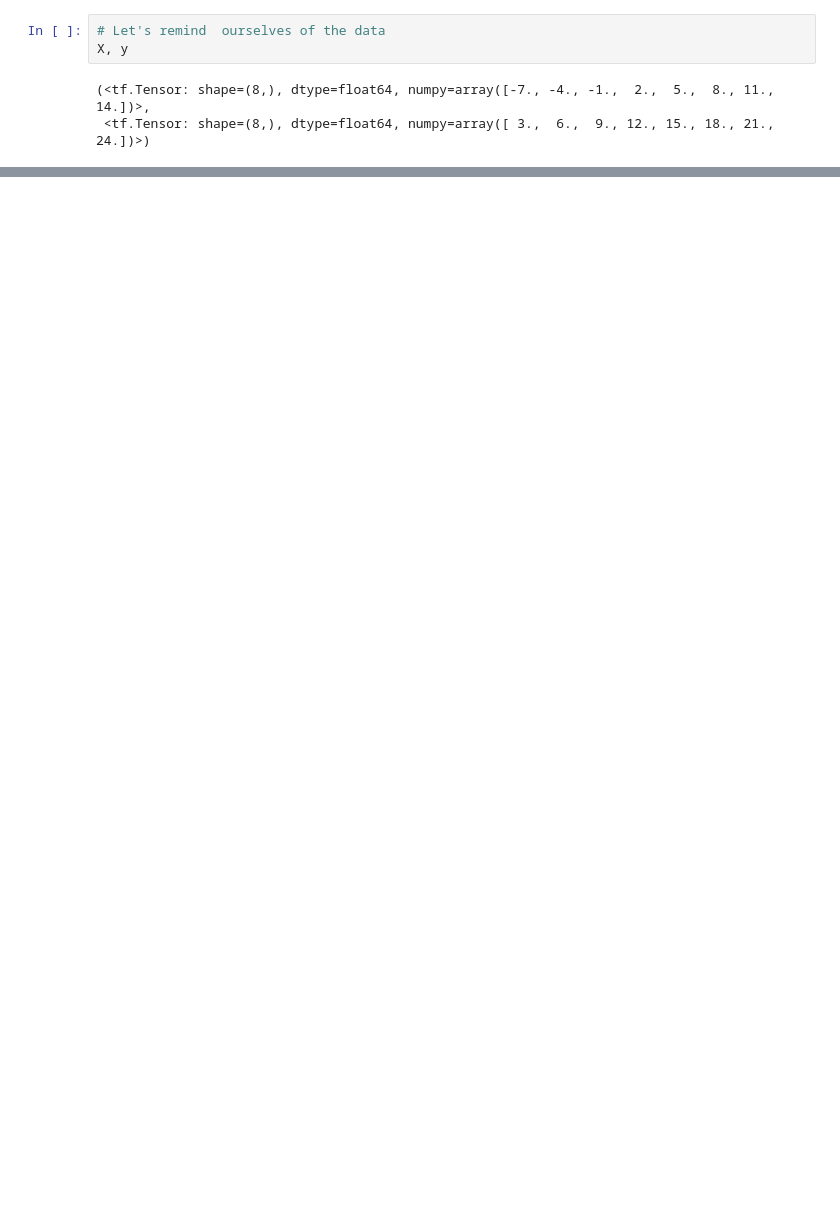
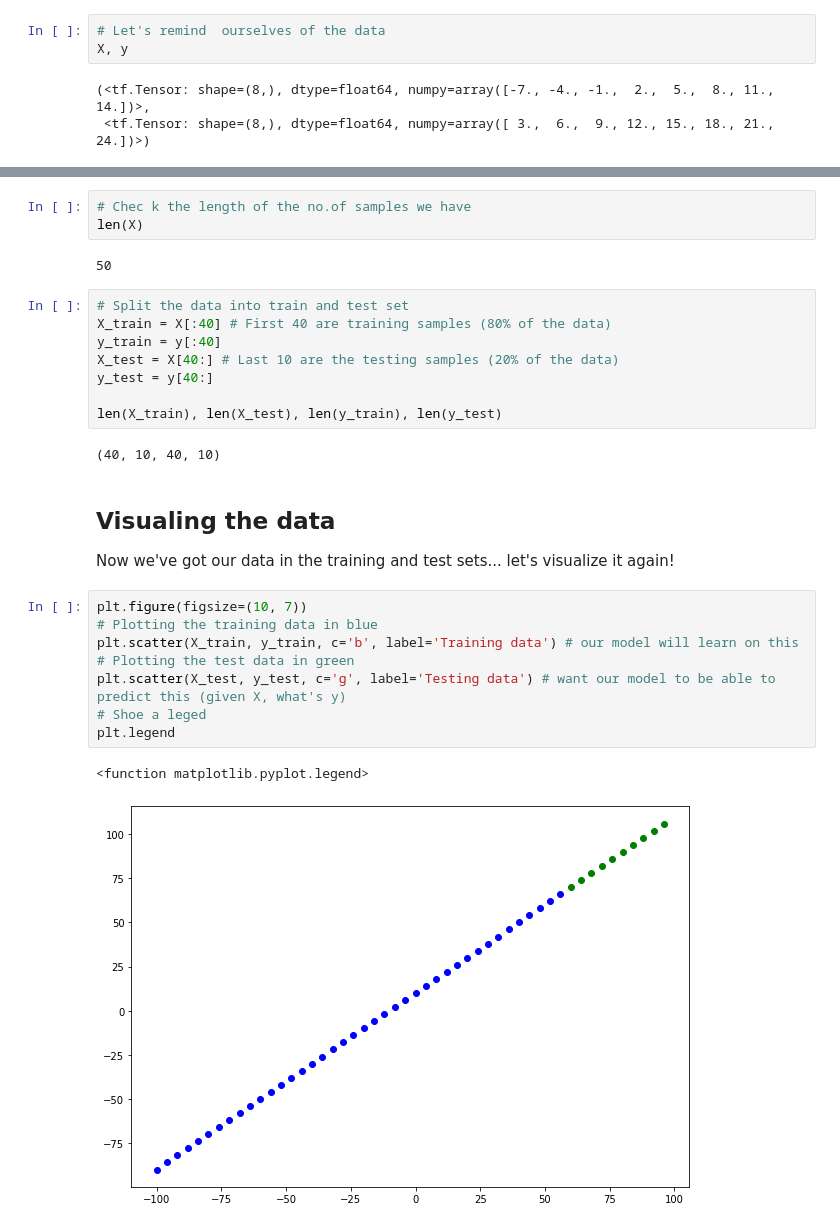
Before and after one commit to kunalburgul/AMLP, a Jupyter notebook: Tensorflow/01_neural_network_regression_with_tensorflow.ipynb, the cells around one changed output, grey strips where cells are left out. Drawn from its saved outputs; the diff is of its cells as text; blank space fills up the shorter version.

```diff
--- a/Tensorflow/01_neural_network_regression_with_tensorflow.ipynb
+++ b/Tensorflow/01_neural_network_regression_with_tensorflow.ipynb
@@ -212,0 +288,30 @@ array([[27.159163]], dtype=float32)
+# %%
+# Chec k the length of the no.of samples we have
+len(X)
+# %% [output]
+50
+# %%
+# Split the data into train and test set
+X_train = X[:40] # First 40 are training samples (80% of the data)
+y_train = y[:40]
+X_test = X[40:] # Last 10 are the testing samples (20% of the data)
+y_test = y[40:]
+
+len(X_train), len(X_test), len(y_train), len(y_test)
+# %% [output]
+(40, 10, 40, 10)
+# %% [markdown]
+ ## Visualing the data
+
+ Now we've got our data in the training and test sets... let's visualize it again!
+# %%
+plt.figure(figsize=(10, 7))
+# Plotting the training data in blue
+plt.scatter(X_train, y_train, c='b', label='Training data') # our model will learn on this
+# Plotting the test data in green
+plt.scatter(X_test, y_test, c='g', label='Testing data') # want our model to be able to predict this (given X, what's y)
+# Shoe a leged
+plt.legend
+# %% [output]
+<function matplotlib.pyplot.legend>
+[figure, added]
```
Also changed, not shown: parts of 80 cells of this notebook.
